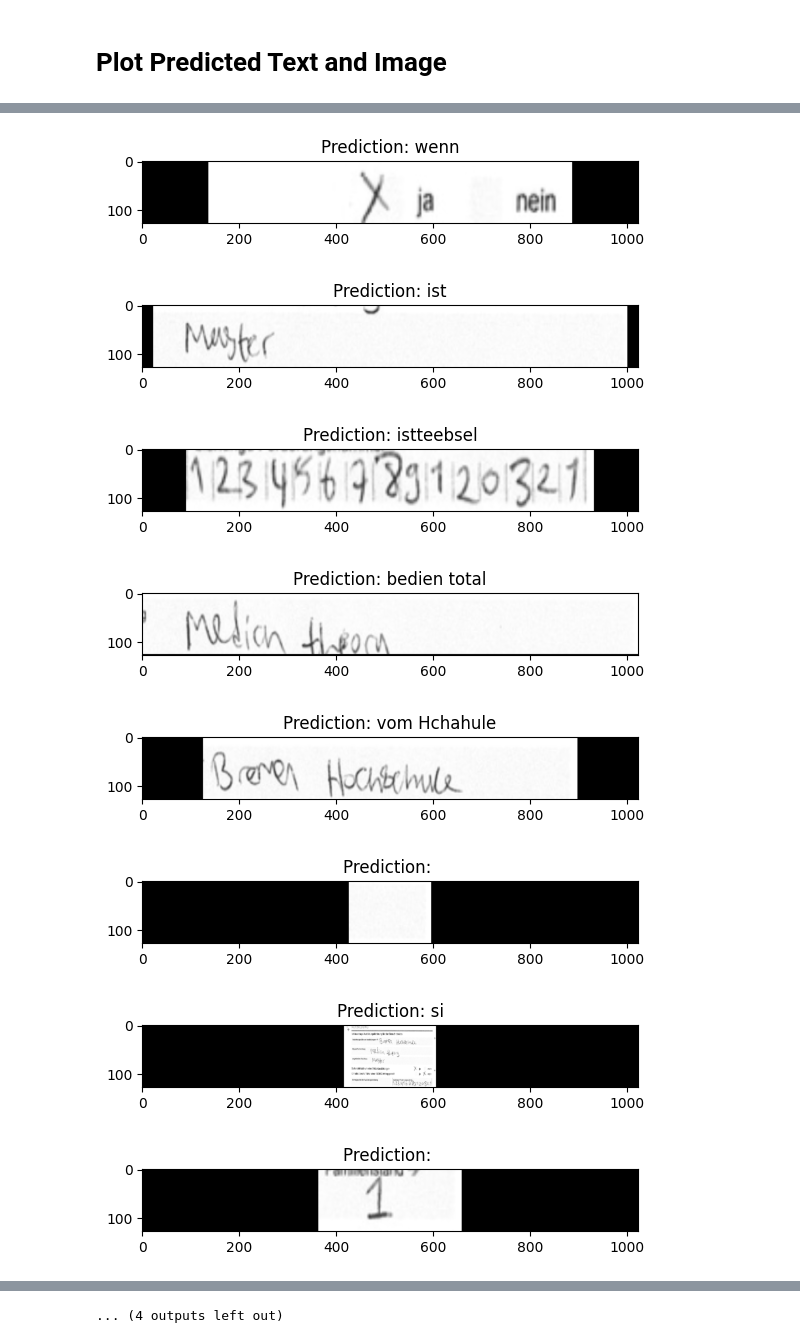
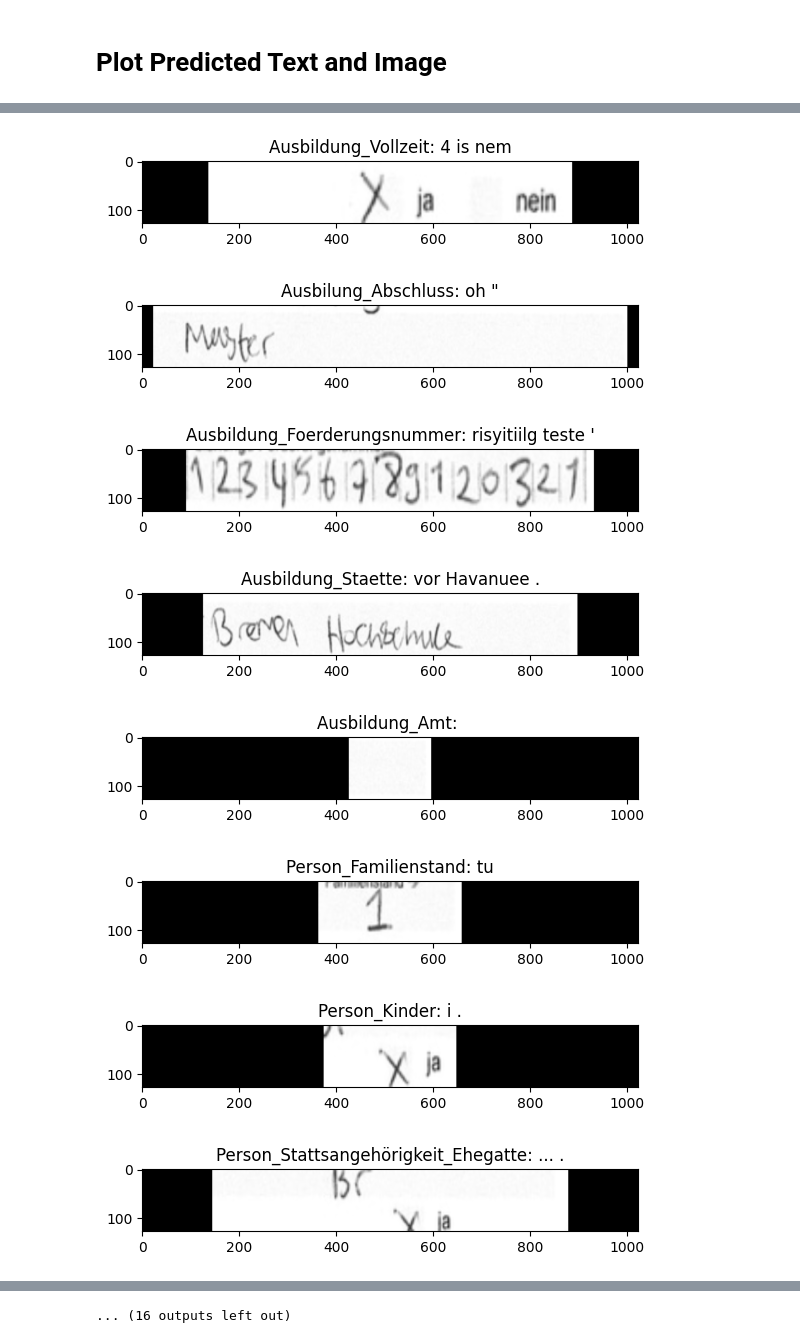
Before and after one commit to DevTimBo/SmartApp-Project, a Jupyter notebook: inferenz_pipeline.ipynb, the cells around one changed output, grey strips where cells are left out. Saved outputs shown, nothing was run; the diff lists cells and outputs as text; code cells hidden in the pictures.

```diff
--- a/inferenz_pipeline.ipynb
+++ b/inferenz_pipeline.ipynb
@@ -187,0 +177,8 @@ Model and weights loaded successfully.
+# %%
+def spell_checker(text):
+    from spellchecker import SpellChecker
+    spell = SpellChecker(language='de')
+    words = [word for word in text.split(" ") if word != '']
+    #Spellchecker
+    corrected_text = ' '.join([spell.correction(word) if spell.correction(word) is not None else word for word in text.split()])
+    return corrected_text
@@ -187,0 +187,11 @@ Model and weights loaded successfully.
+# %%
+import bounding_box.config as bounding_box_config
+class_ids = bounding_box_config.class_ids
+
+def map_sub_class_to_string_and_sort(class_number):
+    temp_class_string = class_ids[class_number]
+
+    not_class_list = ["Ausbildung_Klasse","Ausbildung","Person","Wohnsitz","Wohnsitz_waehrend_Ausbildung"]
+    if temp_class_string not in not_class_list:
+        return temp_class_string
+    return -1
@@ -188,10 +200,15 @@ Model and weights loaded successfully.
 # %%
-predicted_texts = []
+images_with_value = []
 # Prediction
-for image in images:
-    preds = prediction_model.predict(tf.expand_dims(image, axis=0))
+for i, preprocess_image in enumerate(preprocessed_image_infos):
+    preds = prediction_model.predict(tf.expand_dims(preprocess_image.image, axis=0))
     pred_texts = decode_batch_predictions(preds)
     selected_pred_text = pred_texts[0]
     selected_pred_text = selected_pred_text.replace("|"," ")
-    predicted_texts.append(selected_pred_text)
+    prediction_text = spell_checker(selected_pred_text)
+    temp_sub_class = preprocess_image.sub_class
+    temp_sub_class_string = map_sub_class_to_string_and_sort(temp_sub_class)
+    if temp_sub_class_string != -1:
+        temp_image_info = ImageInfo(image=preprocess_image.image,sub_class=temp_sub_class_string,value=prediction_text)
+        images_with_value.append(temp_image_info)
 # %% [output]
@@ -249,16 +232,16 @@ print(output_text)
 # %% [markdown]
 # Plot Predicted Text and Image
 # %%
-def plot_evaluation(images, texts):
-    for i in range(16):
-        pred_texts = texts[i]
-        title = f"Prediction: {pred_texts}"
-        plot_image = images[i]
+def plot_evaluation(images):
+    for i,image in enumerate(images):
+        pred_texts = image.value
+        title = f"{image.sub_class}: {pred_texts}"
+        plot_image = image.image
         plot_image = np.transpose(plot_image, (1, 0, 2))
         plot_image = np.flipud(plot_image)
         plt.title(title)
         plt.imshow(plot_image[:, :, 0],cmap='gray')
         plt.show()
 # %%
-plot_evaluation(images, output_text)
+plot_evaluation(images_with_value)
 # %% [output]
@@ -266,8 +249,8 @@ plot_evaluation(images, output_text)
-[figure, old version]
+[figure, new version]
-[figure, old version]
+[figure, new version]
-[figure, old version]
+[figure, new version]
-[figure, old version]
+[figure, new version]
-[figure, old version]
+[figure, new version]
-[figure, old version]
+[figure, new version]
-[figure, old version]
+[figure, new version]
-[figure, old version]
+[figure, new version]
@@ -277 +260 @@ plot_evaluation(images, output_text)
-... (4 outputs left out)
+... (16 outputs left out)
```
Also changed, not shown: parts of 28 cells of this notebook.
